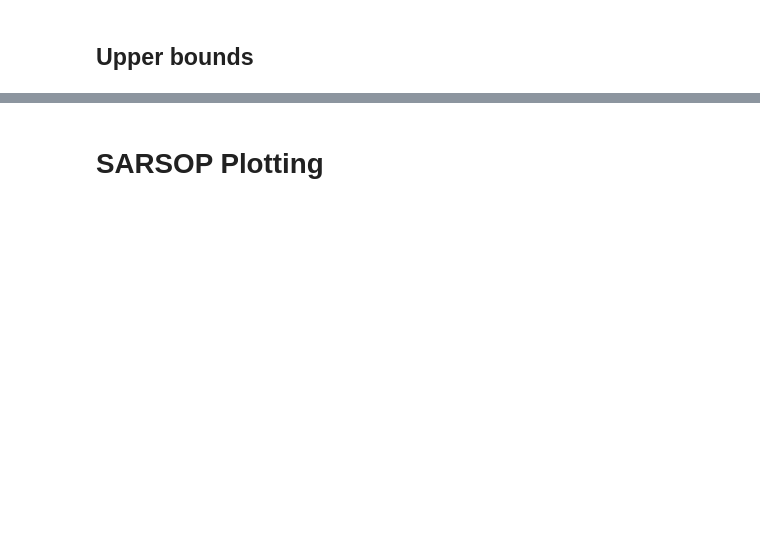
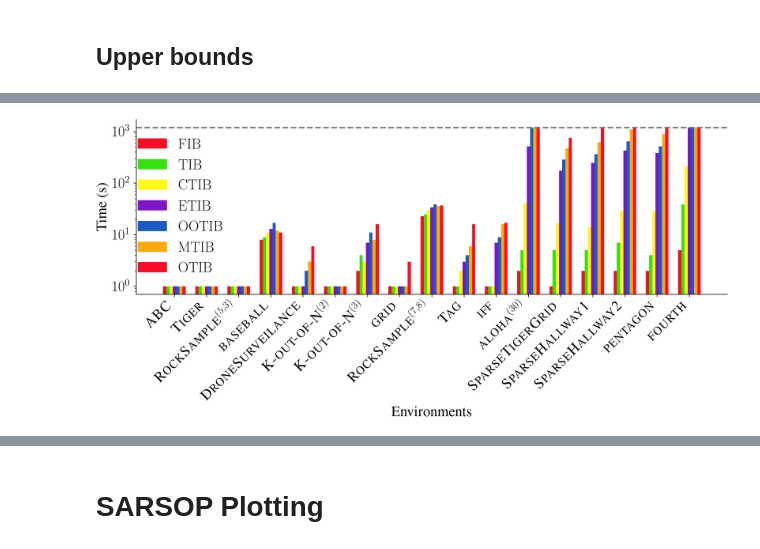
Before and after one commit to MKrale/TighterInformedBound.jl, a Jupyter notebook: Plotting.ipynb, the cells around one changed output, grey strips where cells are left out. Saved outputs shown, nothing was run; the diff lists cells and outputs as text; code cells hidden in the pictures; blank space fills up the shorter version.

```diff
--- a/Plotting.ipynb
+++ b/Plotting.ipynb
@@ -540,0 +703,58 @@ print(dataframe.to_latex( index=False))
+# %%
+# Bar chart for times relative to FIB
+
+# Function to extract numeric time from string
+def extract_time(time_str):
+    if time_str == "TO":
+        return 1200.0  # timeout value
+    elif "<1s" in time_str:
+        return 0.5
+    else:
+        match = re.search(r'(\d+\.?\d*)', time_str)
+        if match:
+            return float(match.group(1))
+    return 0.0
+
+# Extract numeric times
+numeric_times = []
+for heur_times in times:
+    heur_nums = []
+    for val in heur_times:
+        num = extract_time(val)
+        heur_nums.append(num)
+    numeric_times.append(heur_nums)
+
+# Remove SARSOP (first heuristic) and scale relative to FIB
+# FIB is now index 0 in the filtered lists
+filtered_heuristic_names = list(map(lambda h: Heur_to_latex[h], heuristic_names[1:]))
+filtered_numeric_times = numeric_times[1:]
+
+# Scale as relative increase in time over FIB (lower is better, so positive means slower)
+scaled_numeric_times = []
+for heur_idx in range(len(filtered_numeric_times)):
+    scaled_heur = []
+    for env_idx in range(len(env_names)):
+        heur_time = filtered_numeric_times[heur_idx][env_idx]
+        scaled_heur.append(heur_time)
+    scaled_numeric_times.append(scaled_heur)
+
+# Create bar chart
+fig, ax = plt.subplots(figsize=(12, 6))
+x = np.arange(len(env_names))
+width = 0.1  # width of each bar
+
+for i, (heur, heur_nums) in enumerate(zip(filtered_heuristic_names, scaled_numeric_times)):
+    ax.bar(x + i * width, heur_nums, width, label=heur)
+
+ax.set_xlabel('Environments')
+ax.set_ylabel('Time (s)')
+ax.set_yscale('log')
+ax.set_xticks(x + width * (len(filtered_heuristic_names) - 1) / 2)
+ax.set_xticklabels(env_names, rotation=45, ha='right')
+ax.legend()
+ax.axhline(y=1200, linestyle='--', color='grey', label='Timeout')
+
+plt.tight_layout()
+plt.show()
+# %% [output]
+[figure, added]
```
Also changed, not shown: parts of 17 cells of this notebook, 7 other files.
